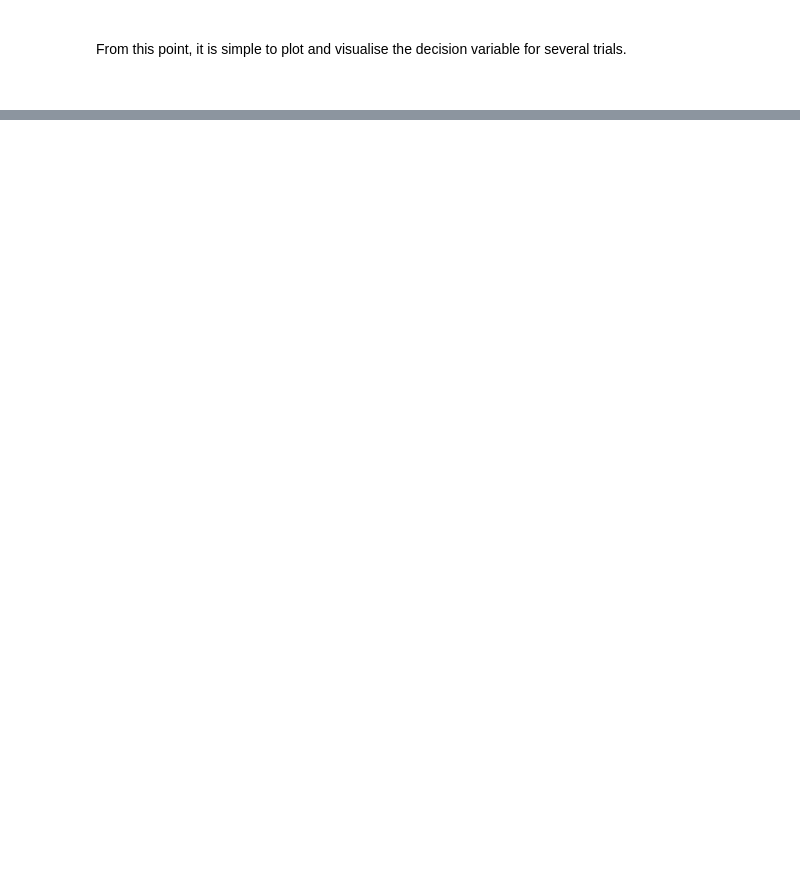
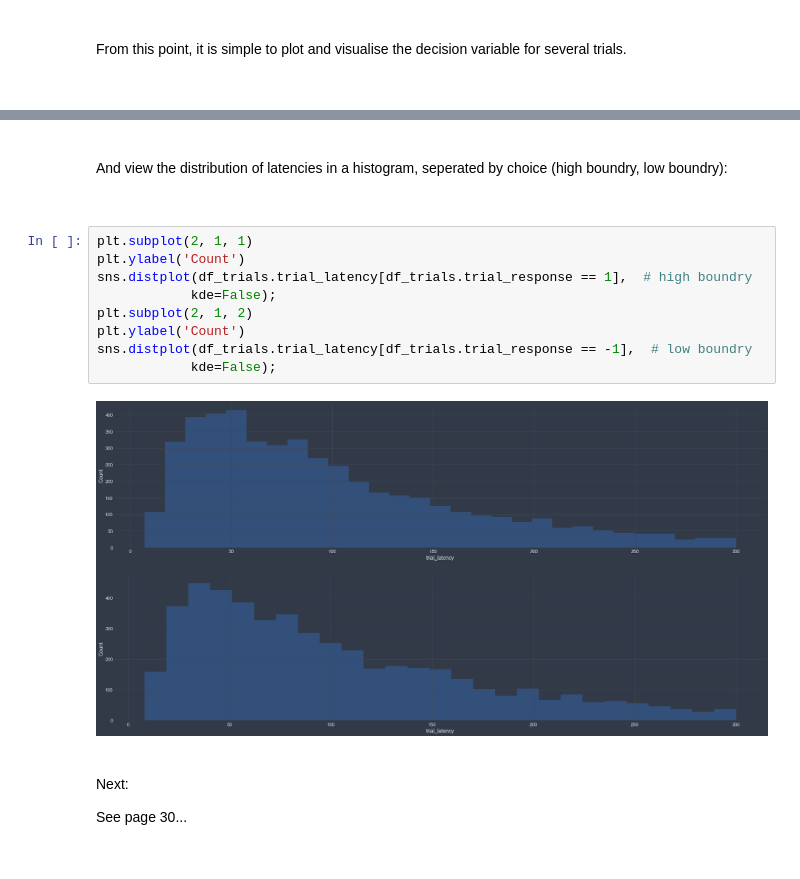
Before and after one commit to Benorli/CMCB, a Jupyter notebook: Notebooks/CMCB_From_Words_to_Models.ipynb, the cells around one changed output, grey strips where cells are left out. Drawn from its saved outputs; the diff is of its cells as text; blank space fills up the shorter version.

```diff
--- a/Notebooks/CMCB_From_Words_to_Models.ipynb
+++ b/Notebooks/CMCB_From_Words_to_Models.ipynb
@@ -196,0 +306,25 @@ sns.lineplot(data=df_dv_above.iloc[:, 0:4],
+# %% [markdown]
+<br>
+
+And view the distribution of latencies in a histogram, seperated by choice (high boundry, low boundry):
+
+<br>
+# %%
+plt.subplot(2, 1, 1)
+plt.ylabel('Count')
+sns.distplot(df_trials.trial_latency[df_trials.trial_response == 1],  # high boundry
+            kde=False);
+plt.subplot(2, 1, 2)
+plt.ylabel('Count')
+sns.distplot(df_trials.trial_latency[df_trials.trial_response == -1],  # low boundry
+            kde=False);
+# %% [output]
+[figure, added]
+# %% [markdown]
+<br>
+
+Next:
+
+See page 30...
+
+<br>
```
Also changed, not shown: parts of 7 cells of this notebook.
